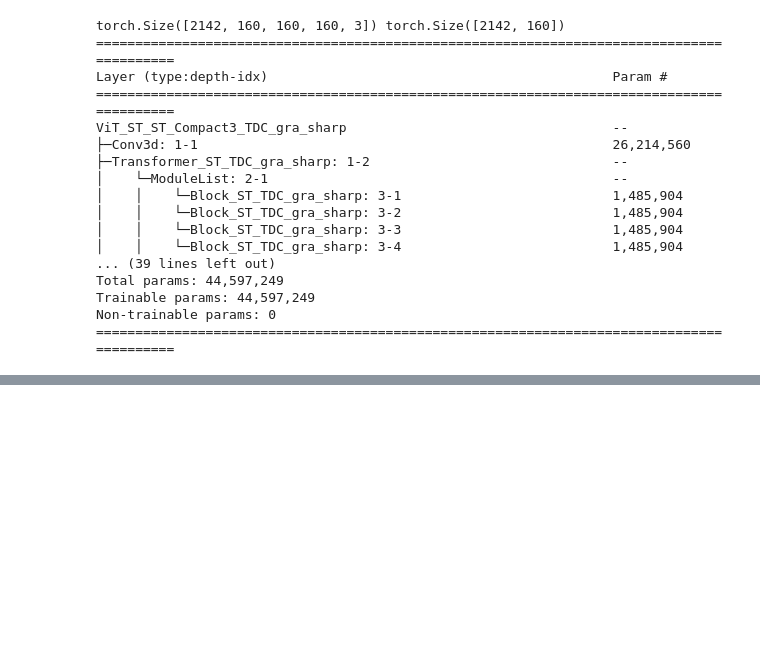
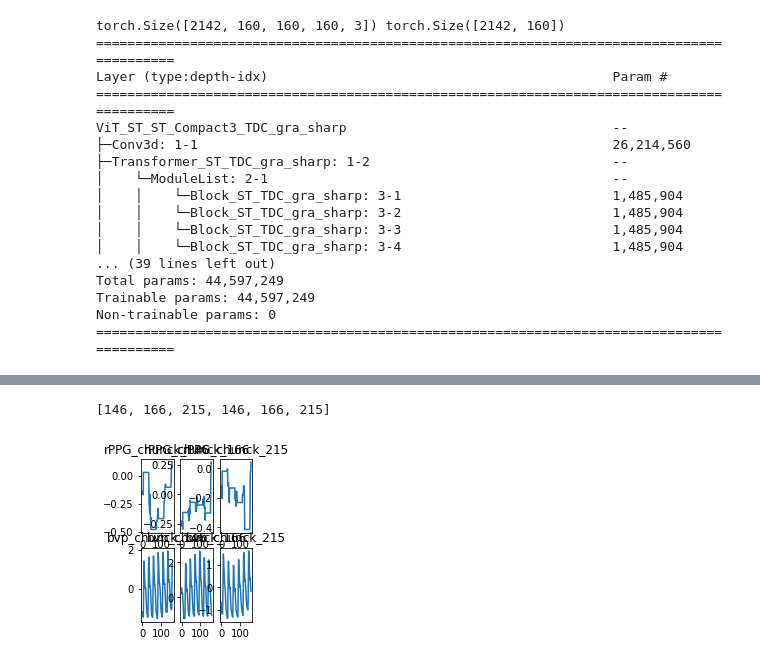
Before and after one commit to drugo106/VHR, a Jupyter notebook: ViTVHR.ipynb, the cells around one changed output, grey strips where cells are left out. Saved outputs shown, nothing was run; the diff lists cells and outputs as text; code cells hidden in the pictures; blank space fills up the shorter version.

```diff
--- a/ViTVHR.ipynb
+++ b/ViTVHR.ipynb
@@ -385,18 +358,21 @@ model, optimizer, epoch, iteration = load_ckp(model,optimizer,'./checkpoint.pt.b
 #train_video = train_video.permute(0,4,1,2,3)
 #val_video = val_video.permute(0,4,1,2,3)
 #test_video = test_video.permute(0,4,1,2,3)
-print(train_video.shape,train_bvp.shape)
-dataset = torch.utils.data.TensorDataset(test_video.permute(0,4,1,2,3),torch.as_tensor(test_bvp))
-testloader = torch.utils.data.DataLoader(dataset, shuffle=True, num_workers=1)
+def test_chunk1(model):
+    print(test_video.shape,test_bvp.shape)
+    dataset = torch.utils.data.TensorDataset(test_video.permute(0,4,1,2,3),test_bvp)
+    testloader = torch.utils.data.DataLoader(dataset, shuffle=True, num_workers=1)
+    model = model.cuda()
+    model.eval()
 
-model = ViT_ST_ST_Compact3_TDC_gra_sharp(image_size=(160,160,160), patches=(4,16,16), dim=160, ff_dim=144, num_heads=4, num_layers=12, dropout_rate=0.1, theta=0.7)
-print(summary(model))
-model, optimizer, epoch, iteration = load_ckp(model,optimizer,'./checkpoint.pt.bk')
+    rPPG = []
 
-optimizer = torch.optim.Adam(model.parameters())
-loss_function = nn.L1Loss()
-criterion_Pearson = Neg_Pearson()
+    with torch.no_grad():
+        for i, data in enumerate(testloader):
+            inputs, targets = data
+            inputs, targets = inputs.float().cuda(), targets.float().cuda()
+            rPPG.append((model(inputs, 2.0).cpu()[0],targets.cpu()[0]))
+    return rPPG
 
-loss = 0.0
-epochs = 5
+rPPG = test_chunk1(model)
 # %% [output]
@@ -420,3 +398,25 @@ Non-trainable params: 0
+# %%
+import random
+r=[random.randint(0,356),random.randint(0,356),random.randint(0,356)]
+r=r+r
+print(r)
+fig = plt.figure(figsize=(2, 3))
+for i in range(6):
+    x = i%2
+    y = i//2
+    ax = fig.add_subplot(2, 3, i+1)
+    if(i<3):
+        ax.title.set_text("rPPG_chunck_"+str(r[i]))
+        ax.plot(rPPG[r[i]][0])
+    else:
+        ax.title.set_text("bvp_chunck_"+str(r[i]))
+        ax.plot(rPPG[r[i]][1])
+
+
+plt.show()
+# %% [output]
+[146, 166, 215, 146, 166, 215]
+[figure, added]
 # %%
 writer = SummaryWriter()
 
```
Also changed, not shown: parts of 15 cells of this notebook, 4 other files.
